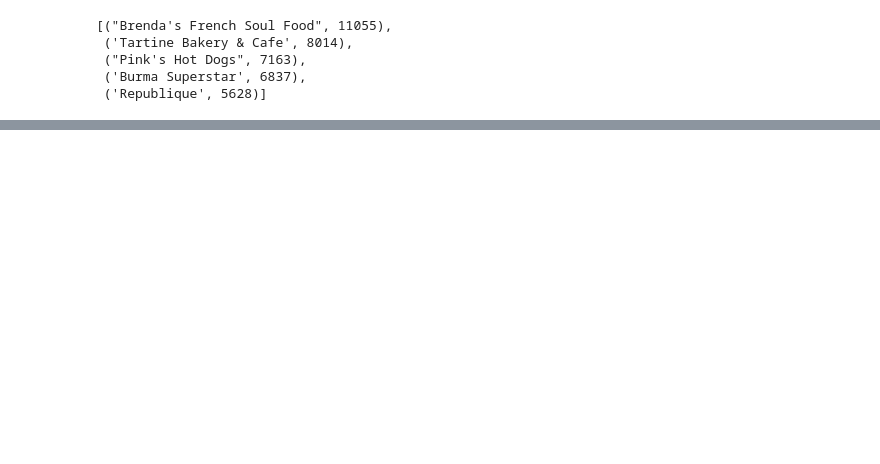
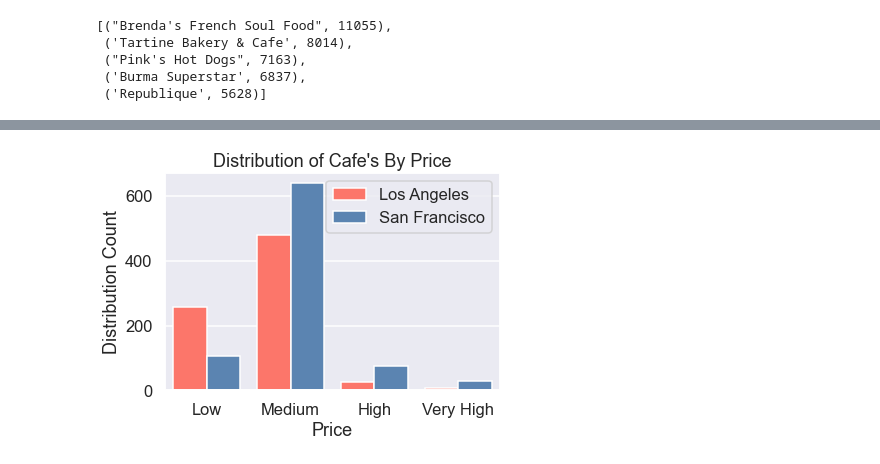
Before and after one commit to dawsonc96/YELP-Reviews-Project, a Jupyter notebook: yelp_setup.ipynb, the cells around one changed output, grey strips where cells are left out. Saved outputs shown, nothing was run; the diff lists cells and outputs as text; code cells hidden in the pictures; blank space fills up the shorter version.

```diff
--- a/yelp_setup.ipynb
+++ b/yelp_setup.ipynb
@@ -287,12 +208,0 @@ api_results
-# %%
-tuple_list = []
-for x in api_results:
-    review_tuple = (
-                    x['id'],
-                    x['text'],
-                    x['rating'],
-                    x['time_created'],
-                   )
-    tuple_list.append(review_tuple)
-
-# tuple_list
@@ -524,0 +338,9 @@ cursor.execute("""SELECT b.name, r.text, b.rating, r.time_created, b.review_coun
+# %%
+# bringing our business table down from SQL
+cursor.execute("""SELECT *
+                FROM businesses
+                """)
+# putting our data into a pandas database
+df = pd.DataFrame(cursor.fetchall())
+df.columns = [x[0] for x in cursor.description]
+df
@@ -524,0 +457,13 @@ cursor.execute("""SELECT b.name, r.text, b.rating, r.time_created, b.review_coun
+# %%
+# Created a Grap
+
+sns.set_style('darkgrid')
+sns.set_context('talk')
+sns.countplot(x = 'price_text', data = df, order = ['Low', 'Medium', 'High', 'Very High'],
+              hue = 'metro_area', palette = ['#FC766AFF', '#5B84B1FF'], saturation = 1)
+plt.xlabel("Price")
+plt.ylabel("Distribution Count")
+plt.title("Distribution of Cafe's By Price")
+plt.legend().set_title('')
+# %% [output]
+[figure, added]
```
Also changed, not shown: parts of 70 cells of this notebook, 1 other file.
